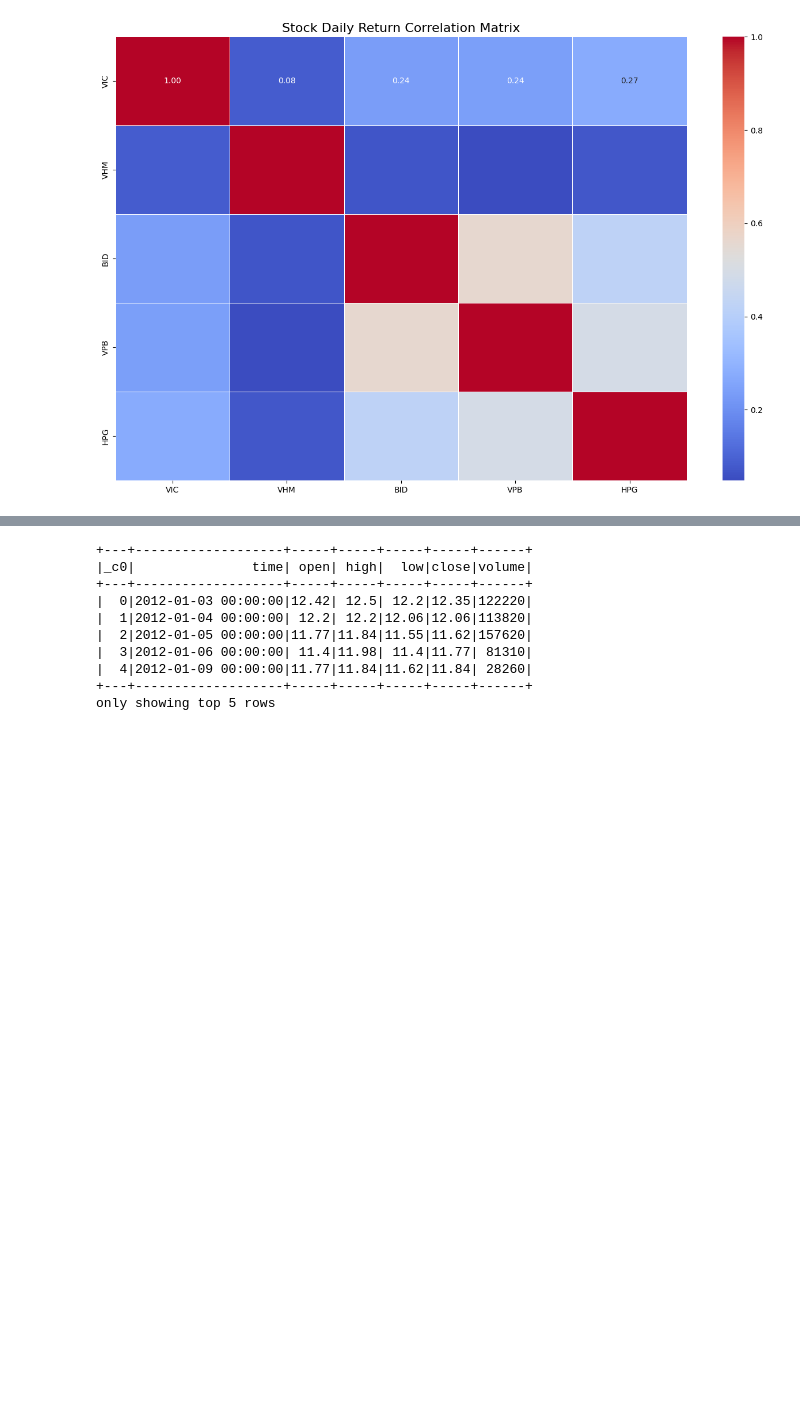
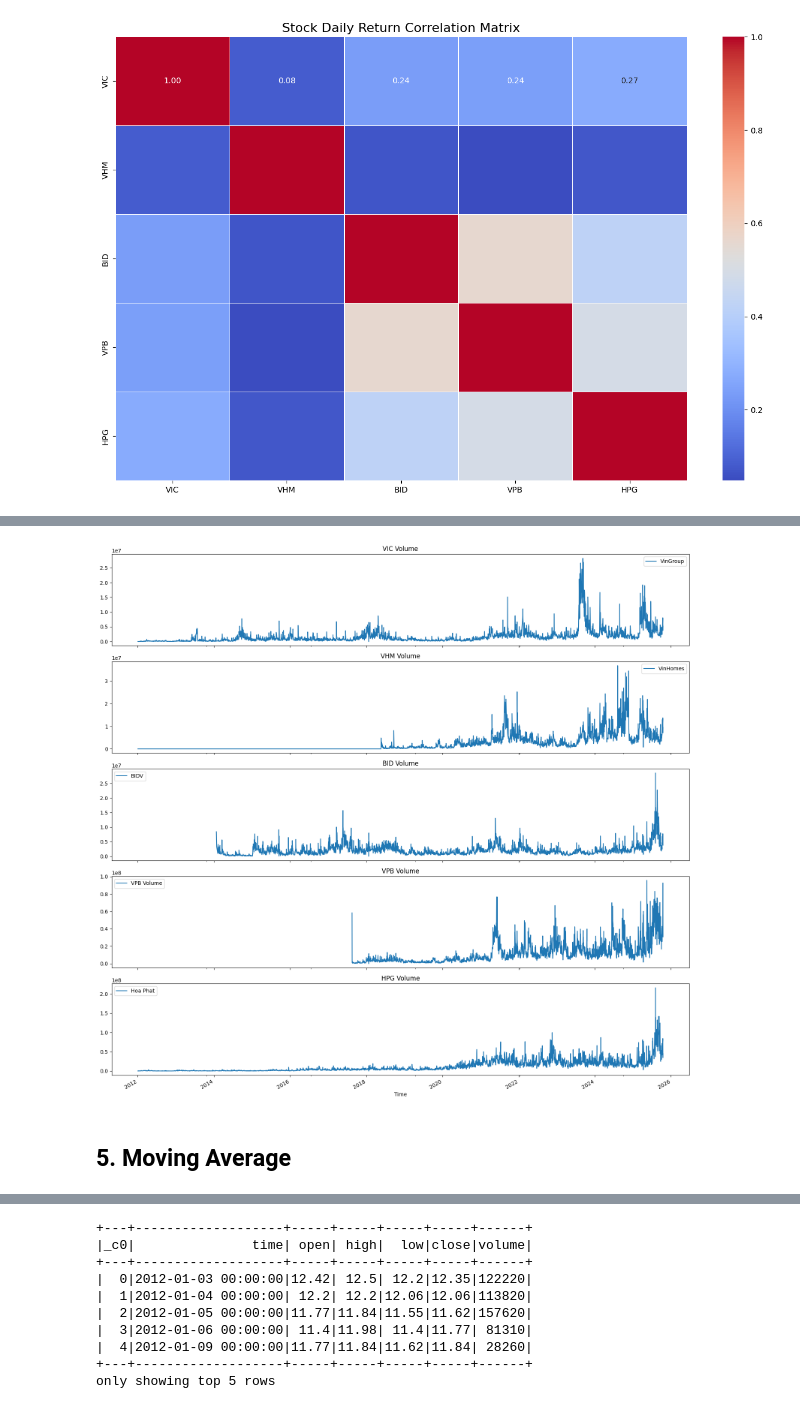
Before and after one commit to hnahtneyugn/Stock-Price, a Jupyter notebook: notebook/stock_price_analysis.ipynb, the cells around one changed output, grey strips where cells are left out. Drawn from its saved outputs; the diff is of its cells as text; code cells hidden in the pictures; blank space fills up the shorter version.

```diff
--- a/notebook/stock_price_analysis.ipynb
+++ b/notebook/stock_price_analysis.ipynb
@@ -269,0 +229,17 @@ plt.show()
+# %%
+fig, axes = plt.subplots(nrows=5, ncols=1, figsize=(16, 15), sharex=True)
+
+# Plot each one on its own axis
+df_VIC_mean.plot(ax=axes[0], x='time', y='volume', label='VinGroup', title='VIC Volume')
+df_VHM_mean.plot(ax=axes[1], x='time', y='volume', label='VinHomes', title='VHM Volume')
+df_BID_mean.plot(ax=axes[2], x='time', y='volume', label='BIDV', title='BID Volume')
+df_VPB_mean.plot(ax=axes[3], x='time', y='volume', label='VPB Volume', title='VPB Volume')
+df_HPG_mean.plot(ax=axes[4], x='time', y='volume', label='Hoa Phat', title='HPG Volume')
+
+# Set a common x-label
+axes[4].set_xlabel('Time')
+plt.tight_layout()
+# %% [output]
+[figure, added]
+# %% [markdown]
+## 5. Moving Average
```
Also changed, not shown: parts of 30 cells of this notebook, 2 other files.
